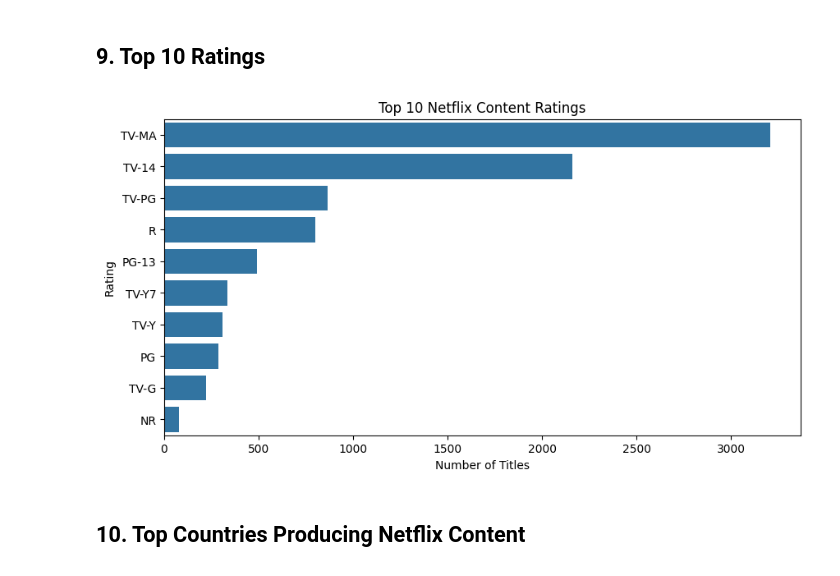
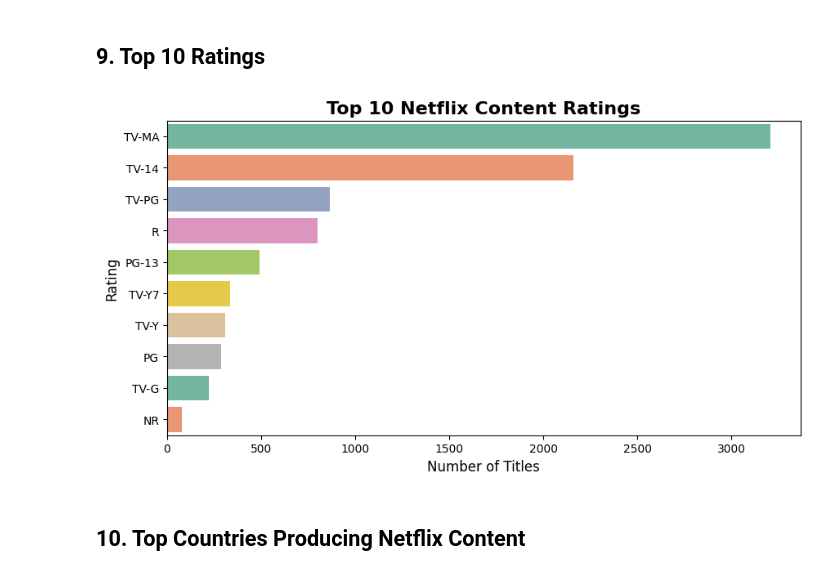
Before and after one commit to kumudvi/Netflix-and-movies, a Jupyter notebook: Netflix.ipynb, the cells around one changed output. Saved outputs shown, nothing was run; the diff lists cells and outputs as text; code cells hidden in the pictures.

```diff
--- a/Netflix.ipynb
+++ b/Netflix.ipynb
@@ -238,18 +238,23 @@ plt.show()
 # %%
 rating_counts = df['rating'].value_counts().head(10)
 
-plt.figure(figsize=(10,5))
+plt.figure(figsize=(10, 5))
+
 sns.barplot(
     x=rating_counts.values,
-    y=rating_counts.index
+    y=rating_counts.index,
+    hue=rating_counts.index,
+    palette='Set2',
+    legend=False
 )
 
-plt.title('Top 10 Netflix Content Ratings')
-plt.xlabel('Number of Titles')
-plt.ylabel('Rating')
+plt.title('Top 10 Netflix Content Ratings', fontsize=16, fontweight='bold')
+plt.xlabel('Number of Titles', fontsize=12)
+plt.ylabel('Rating', fontsize=12)
+
 plt.show()
 # %% [output]
-[figure, old version]
+[figure, new version]
 # %% [markdown]
 ## 10. Top Countries Producing Netflix Content
 # %%
```
Also changed, not shown: parts of 8 cells of this notebook.
